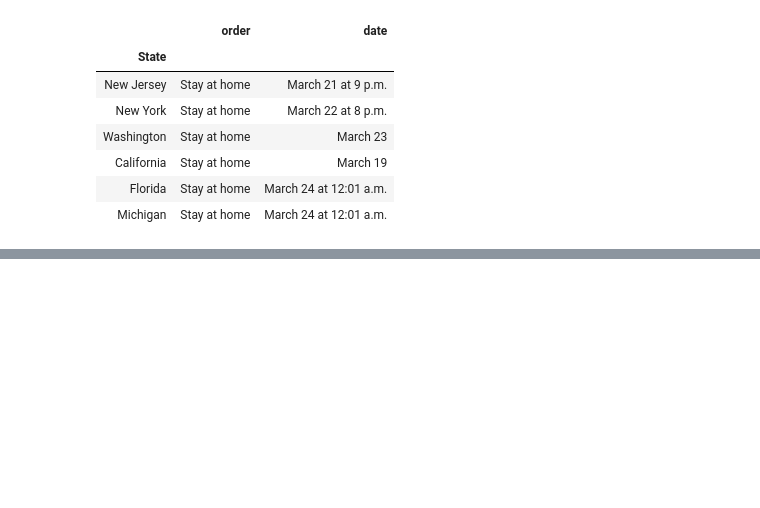
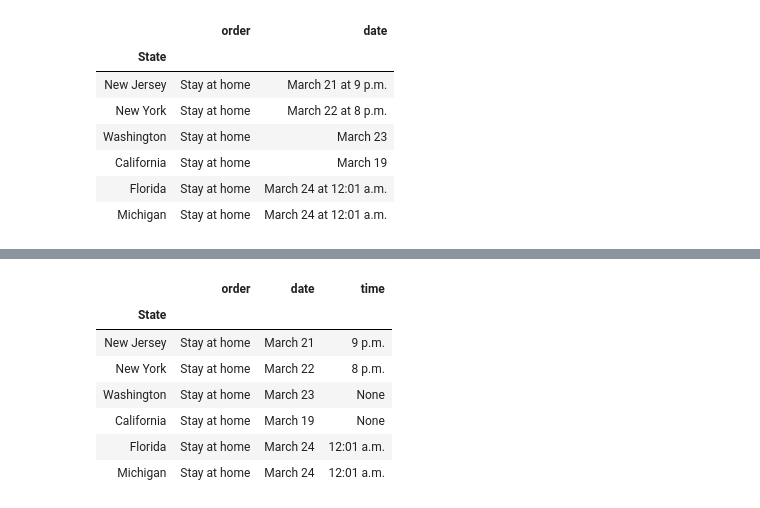
Before and after one commit to positivelyalli/COVID19_ETL_Project, a Jupyter notebook: state_measures.ipynb, the cells around one changed output, grey strips where cells are left out. Drawn from its saved outputs; the diff is of its cells as text; code cells hidden in the pictures; blank space fills up the shorter version.

Commit message:
cleaned up the date column to a datetime format.

```diff
--- a/state_measures.ipynb
+++ b/state_measures.ipynb
@@ -196,0 +201,12 @@ top_six_df2 = top_six_df.to_datetime()
+# %%
+top_six_df[['date','time']] = top_six_df.date.str.split(' at ', expand=True)
+top_six_df
+# %% [output]
+|  | order | date | time |
+| State |  |  |  |
+| New Jersey | Stay at home | March 21 | 9 p.m. |
+| New York | Stay at home | March 22 | 8 p.m. |
+| Washington | Stay at home | March 23 | None |
+| California | Stay at home | March 19 | None |
+| Florida | Stay at home | March 24 | 12:01 a.m. |
+| Michigan | Stay at home | March 24 | 12:01 a.m. |
```
Also changed, not shown: parts of 11 cells of this notebook, 1 other file.
